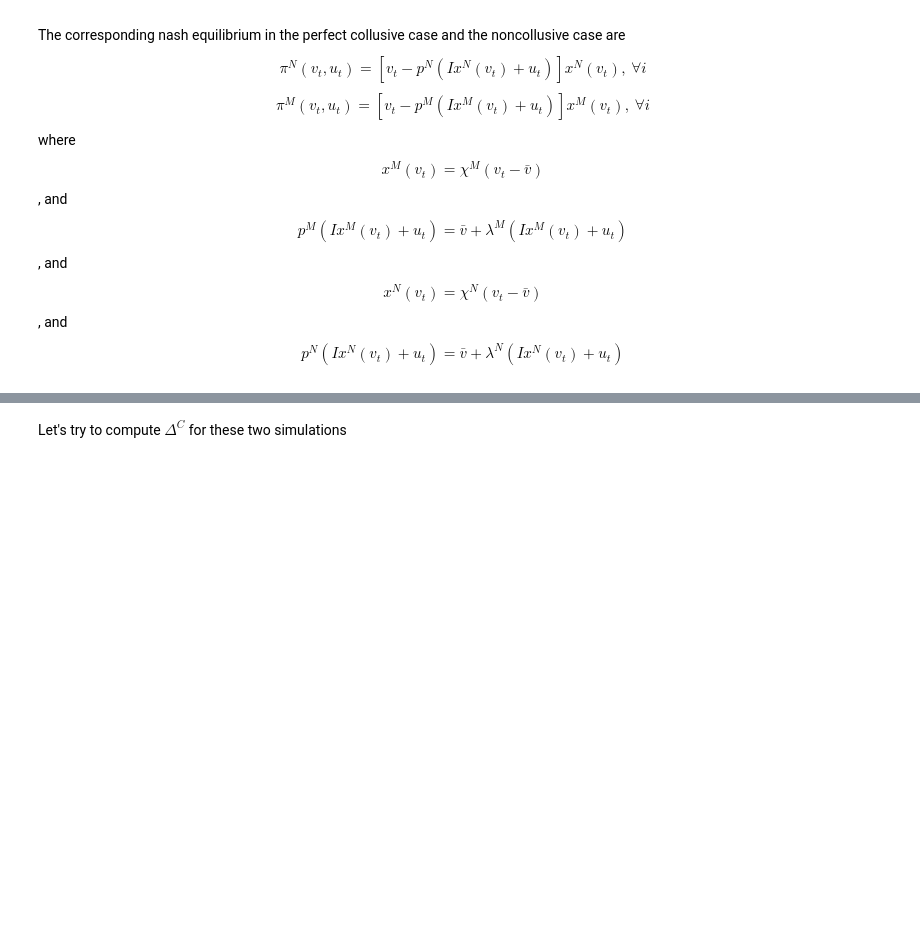
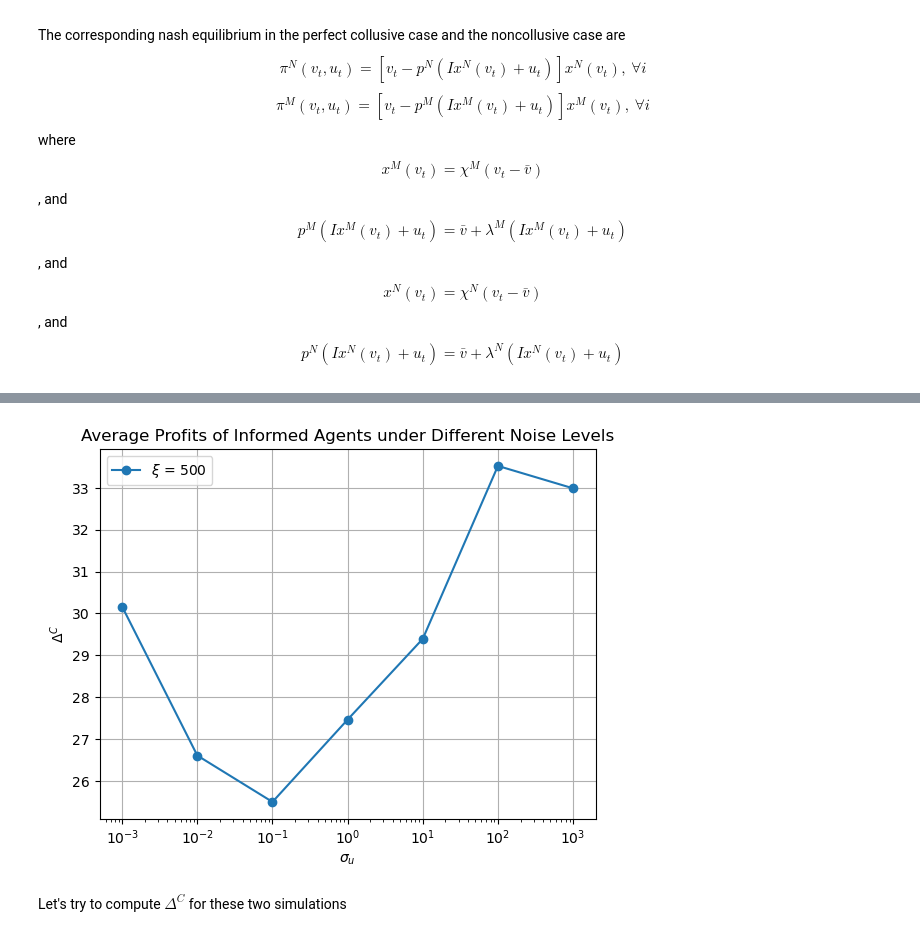
Before and after one commit to moyuanchen/collusion, a Jupyter notebook: Delta_C_calculation.ipynb, the cells around one changed output, grey strips where cells are left out. Cells and saved outputs as stored; diff of their text form; code cells hidden in the pictures; blank space fills up the shorter version.

```diff
--- a/Delta_C_calculation.ipynb
+++ b/Delta_C_calculation.ipynb
@@ -34,3 +203,20 @@ where $$x^M(v_t) = \chi^M(v_t - \bar{v})$$, and $$p^M(Ix^M(v_t) + u_t) = \bar{v}
+# %%
+delta = []
+for idx, s in enumerate(sigmas[7:]):
+    config = Config(sigma_u=s)
+    data = last_files[idx + 7]
+    delta.append(calculate_Delta_C(data, config))
+plt.plot(sigmas[7:], delta,'o-')
+plt.xscale('log')
+plt.grid(which='major')
+plt.ylabel(r'$\Delta^C$')
+plt.xlabel(r'$\sigma_u$')
+plt.legend([r'$\xi$ = 500'])
+plt.title('Average Profits of Informed Agents under Different Noise Levels')
+plt.savefig('average_profit_informed_agents.png', dpi=300, bbox_inches='tight')
+# plt.yscale('log')
+# %% [output]
+[figure, added]
 # %%
 # sim_0_path = '/Users/moyuanchen/Documents/thesis/sim_0/'
 sims = ['/Users/moyuanchen/Documents/thesis/sim_3/data_part_34.npy',
```
Also changed, not shown: parts of 8 cells of this notebook, 8 other files.
